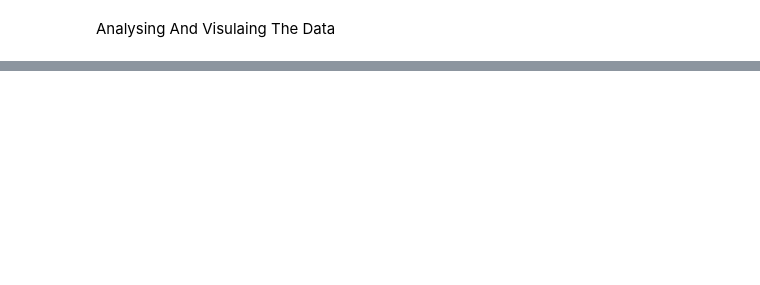
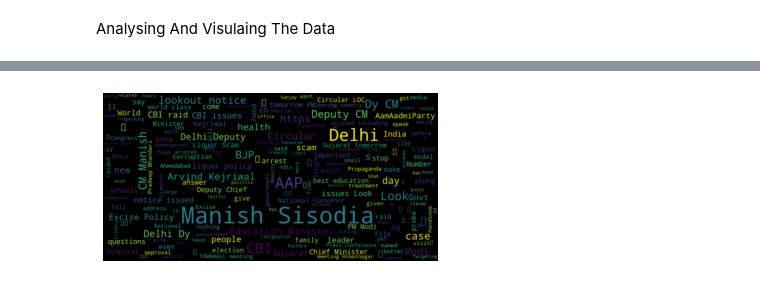
Before and after one commit to naqeeb2710/Twitter-Sentiment-Analysis, a Jupyter notebook: main.ipynb, the cells around one changed output, grey strips where cells are left out. Drawn from its saved outputs; the diff is of its cells as text; code cells hidden in the pictures; blank space fills up the shorter version.

```diff
--- a/main.ipynb
+++ b/main.ipynb
@@ -103,2 +120,5 @@ df.head()
 # %% [markdown]
 Analysing And Visulaing The Data
+# %%
+df=pd.read_csv('Tweetss.csv')
+df.pivot_table(index=['Segmentation'],aggfunc={'Segmentation':'count'})
@@ -104,0 +155,8 @@ Analysing And Visulaing The Data
+# %%
+consolidated=' '.join(word for word in df['CleanTweets'])
+wordCloud=WordCloud(width=1600,height=800,random_state=21,max_font_size=110)
+plt.imshow(wordCloud.generate(consolidated),interpolation='bilinear')
+plt.axis('off')
+plt.show()
+# %% [output]
+[figure, added]
```
Also changed, not shown: parts of 13 cells of this notebook, 1 other file.
